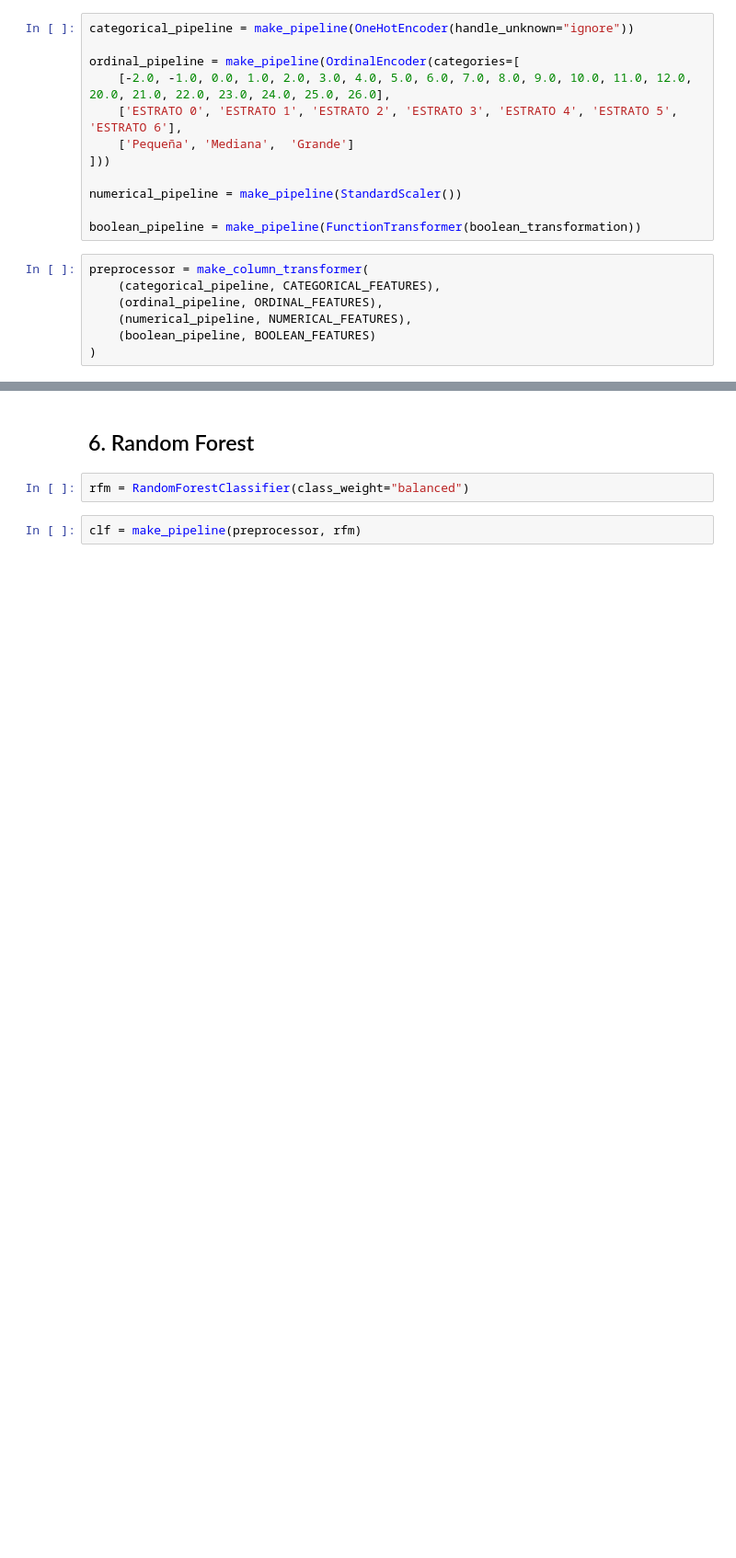
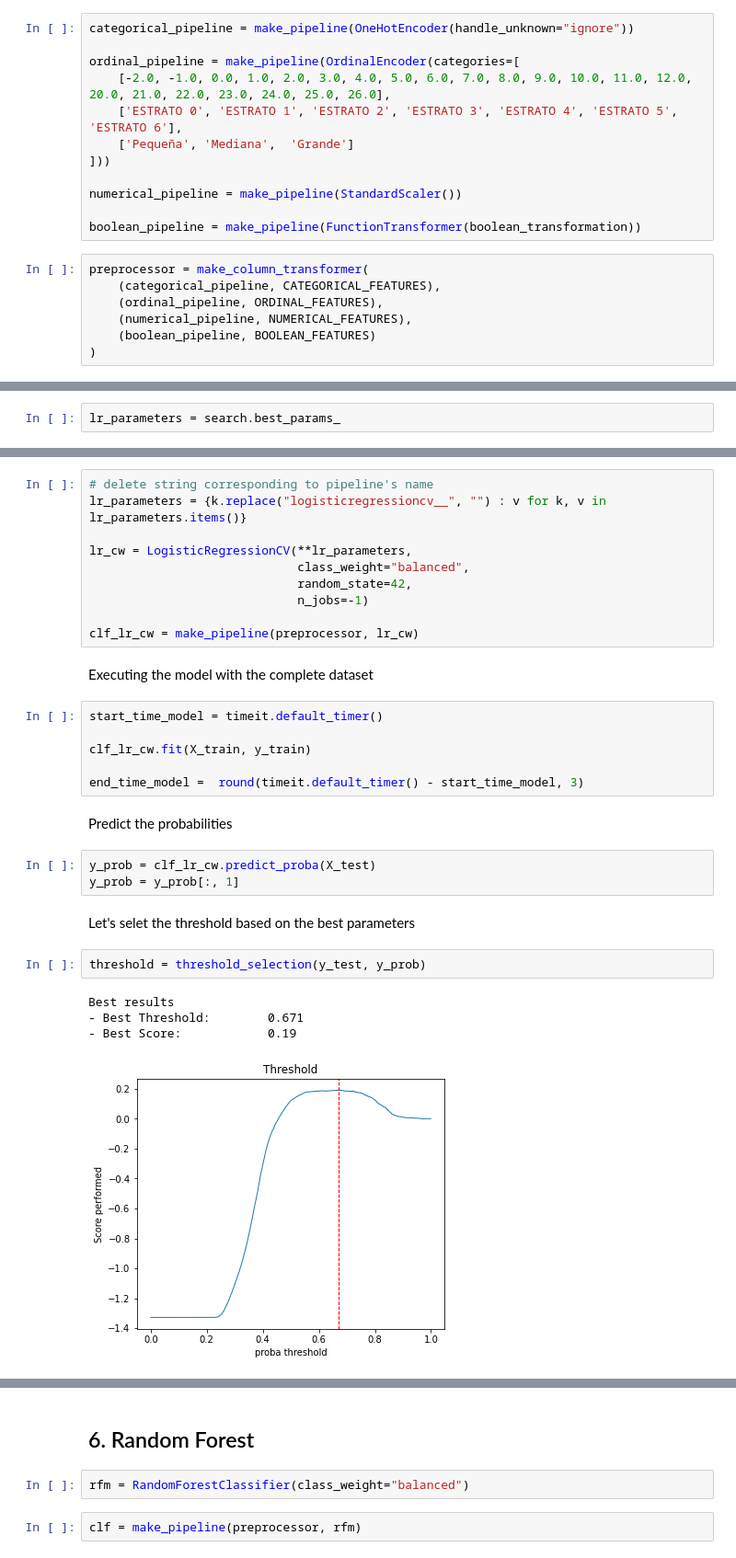
Before and after one commit to samirhinojosa/school-dropout-in-sogamoso, a Jupyter notebook: notebooks/school_dropout_model.ipynb, the cells around one changed output, grey strips where cells are left out. Shown: that part at 92% size. Saved outputs shown, nothing was run; the diff lists cells and outputs as text; blank space fills up the shorter version.

```diff
--- a/notebooks/school_dropout_model.ipynb
+++ b/notebooks/school_dropout_model.ipynb
@@ -196,0 +390,2 @@ preprocessor = make_column_transformer(
+# %%
+lr_parameters = search.best_params_
@@ -196,0 +692,32 @@ preprocessor = make_column_transformer(
+# %%
+# delete string corresponding to pipeline's name
+lr_parameters = {k.replace("logisticregressioncv__", "") : v for k, v in lr_parameters.items()}
+
+lr_cw = LogisticRegressionCV(**lr_parameters,
+                             class_weight="balanced",
+                             random_state=42,
+                             n_jobs=-1)
+
+clf_lr_cw = make_pipeline(preprocessor, lr_cw)
+# %% [markdown]
+Executing the model with the complete dataset
+# %%
+start_time_model = timeit.default_timer()
+
+clf_lr_cw.fit(X_train, y_train)
+
+end_time_model =  round(timeit.default_timer() - start_time_model, 3)
+# %% [markdown]
+Predict the probabilities
+# %%
+y_prob = clf_lr_cw.predict_proba(X_test)
+y_prob = y_prob[:, 1]
+# %% [markdown]
+Let's selet the threshold based on the best parameters
+# %%
+threshold = threshold_selection(y_test, y_prob)
+# %% [output]
+Best results
+- Best Threshold:        0.671
+- Best Score:            0.19
+[figure, added]
```
Also changed, not shown: parts of 117 cells of this notebook, 2 other files.
